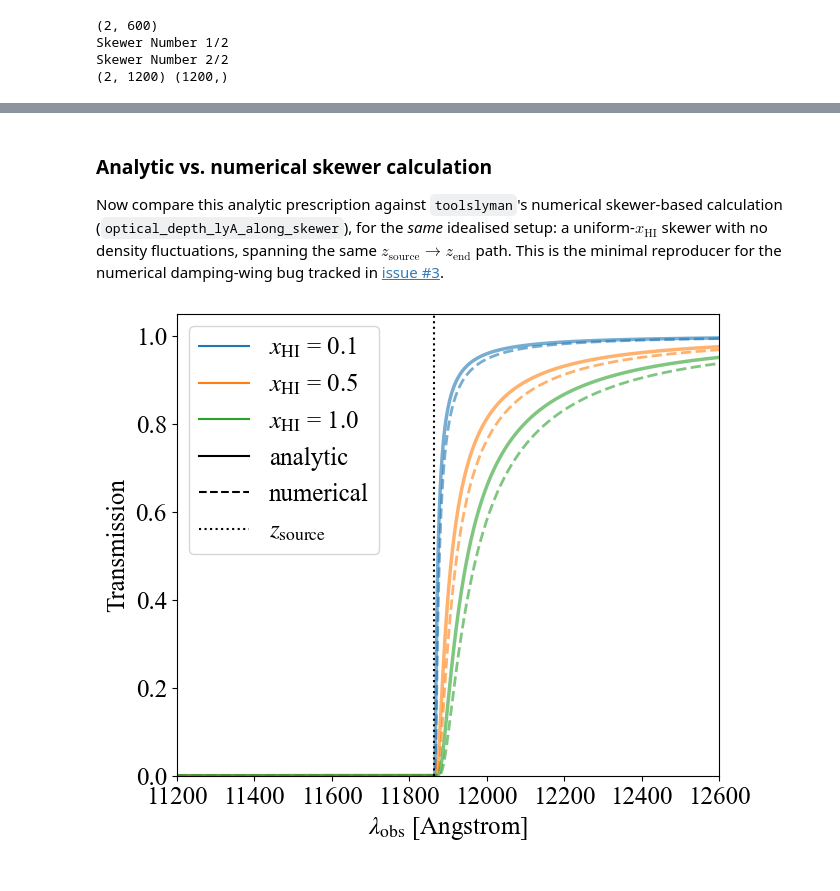
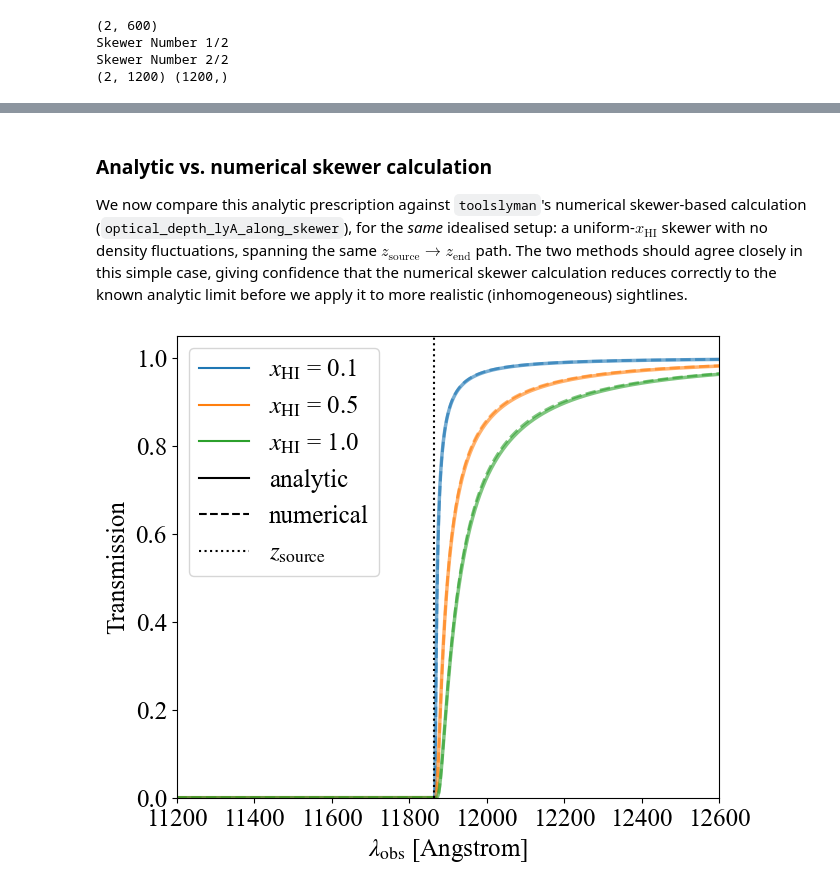
Before and after one commit to sambit-giri/toolslyman, a Jupyter notebook: examples/Lyman_alpha_damping_wing.ipynb, the cells around one changed output, grey strips where cells are left out. Cells and saved outputs as stored; diff of their text form; code cells hidden in the pictures.

```diff
--- a/examples/Lyman_alpha_damping_wing.ipynb
+++ b/examples/Lyman_alpha_damping_wing.ipynb
@@ -80,7 +80,7 @@ $$I(x) = \frac{x^{9/2}}{1-x} + \frac{9}{7}x^{7/2} + \frac{9}{5}x^{5/2} + 3x^{3/2
 # %% [markdown]
 ### Analytic vs. numerical skewer calculation
 
-Now compare this analytic prescription against `toolslyman`'s numerical skewer-based calculation (`optical_depth_lyA_along_skewer`), for the *same* idealised setup: a uniform-$x_\mathrm{HI}$ skewer with no density fluctuations, spanning the same $z_\mathrm{source} \to z_\mathrm{end}$ path. This is the minimal reproducer for the numerical damping-wing bug tracked in [issue #3](https://github.com/sambit-giri/toolslyman/issues/3).
+We now compare this analytic prescription against `toolslyman`'s numerical skewer-based calculation (`optical_depth_lyA_along_skewer`), for the *same* idealised setup: a uniform-$x_\mathrm{HI}$ skewer with no density fluctuations, spanning the same $z_\mathrm{source} \to z_\mathrm{end}$ path. The two methods should agree closely in this simple case, giving confidence that the numerical skewer calculation reduces correctly to the known analytic limit before we apply it to more realistic (inhomogeneous) sightlines.
 # %%
 from matplotlib.lines import Line2D
 
@@ -99,34 +99,34 @@ N_HE = int((r_source_HE - r_end_HE).to('Mpc').value / dr_HE.to('Mpc').value)
 
 fig, ax = plt.subplots(1, 1, figsize=(7,6))
 for xHI_val, c in zip([0.1, 0.5, 1.0], ['C0','C1','C2']):
-    tau_an = tl.tau_igm_analytic(z_obs_HE, z_source_HE, xHI_val, z_end=z_end_HE)
+    tau_an = tl.tau_igm_analytic(z_obs_HE, z_source_HE, xHI_val, z_end=z_end_HE, X_H=0.76)
     ax.plot(lam_grid_HE, np.exp(-tau_an), c=c, alpha=0.6, ls='-', lw=2.5)
 
     xhi_bins_HE = np.ones(N_HE)*xHI_val
     dn_bins_HE = np.zeros(N_HE)
     tau_num, lam_num = tl.optical_depth_lyA_along_skewer(
         z_source_HE, xhi_bins_HE, dn_bins_HE, dr_HE, temp=1e4*u.K,
         cosmo=None, damped=True, verbose=False)
     lam_num = lam_num.to('AA').value
     idx = np.argsort(lam_num)
     ax.plot(lam_num[idx], np.exp(-tau_num[idx]), c=c, alpha=0.6, ls='--', lw=2.0)
 
 ax.axvline(lambda_0*(1+z_source_HE), color='k', ls=':')
 
 legend_handles = [
     Line2D([0], [0], color='C0', ls='-', label=r'$x_\mathrm{HI}$ = 0.1'),
     Line2D([0], [0], color='C1', ls='-', label=r'$x_\mathrm{HI}$ = 0.5'),
     Line2D([0], [0], color='C2', ls='-', label=r'$x_\mathrm{HI}$ = 1.0'),
     Line2D([0], [0], color='k', ls='-', label='analytic'),
     Line2D([0], [0], color='k', ls='--', label='numerical'),
     Line2D([0], [0], color='k', ls=':', label=r'$z_\mathrm{source}$'),
 ]
 ax.legend(handles=legend_handles)
 
 ax.set_xlabel(r'$\lambda_\mathrm{obs}$ [Angstrom]')
 ax.set_ylabel('Transmission')
 ax.set_xlim(11200, 12600)
 ax.set_ylim(0, 1.05)
 plt.show()
 # %% [output]
-[figure, old version]
+[figure, new version]
```
Also changed, not shown: parts of 5 cells of this notebook, 1 other file.
